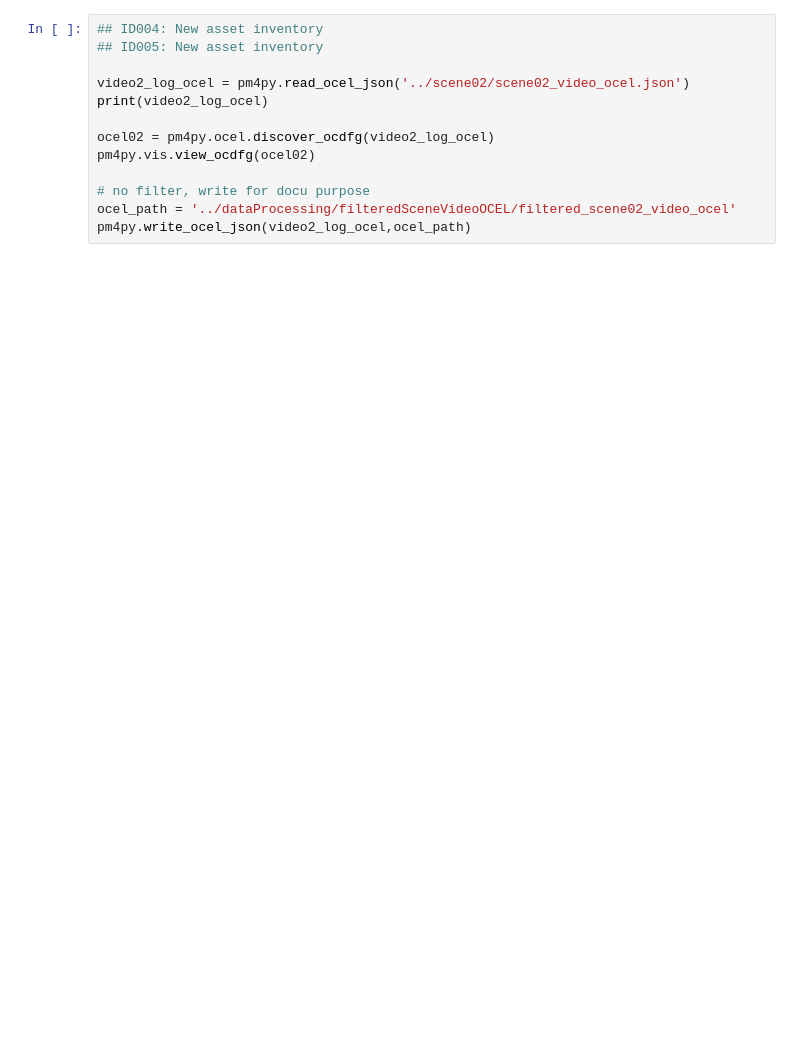
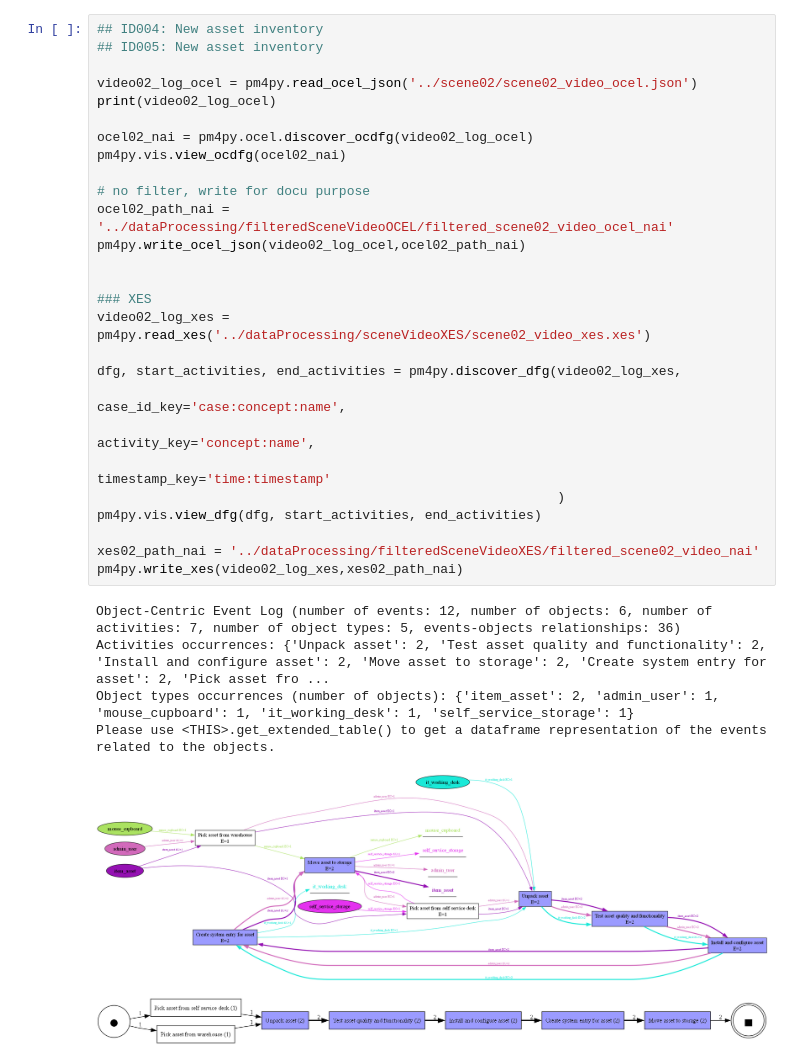
Before and after one commit to dzungtr274/processIntelligenceThema5, a Jupyter notebook: dataProcessing/frage_2_visualize_filtered_scene_videos.ipynb, the cells around one changed output. Drawn from its saved outputs; the diff is of its cells as text; blank space fills up the shorter version.

```diff
--- a/dataProcessing/frage_2_visualize_filtered_scene_videos.ipynb
+++ b/dataProcessing/frage_2_visualize_filtered_scene_videos.ipynb
@@ -18,16 +39,37 @@ pm4py.write_ocel_json(video1_log_ocel,ocel_path)
 # %%
 ## ID004: New asset inventory
 ## ID005: New asset inventory
 
-video2_log_ocel = pm4py.read_ocel_json('../scene02/scene02_video_ocel.json')
-print(video2_log_ocel)
+video02_log_ocel = pm4py.read_ocel_json('../scene02/scene02_video_ocel.json')
+print(video02_log_ocel)
 
-ocel02 = pm4py.ocel.discover_ocdfg(video2_log_ocel)
-pm4py.vis.view_ocdfg(ocel02)
+ocel02_nai = pm4py.ocel.discover_ocdfg(video02_log_ocel)
+pm4py.vis.view_ocdfg(ocel02_nai)
 
 # no filter, write for docu purpose
-ocel_path = '../dataProcessing/filteredSceneVideoOCEL/filtered_scene02_video_ocel'
-pm4py.write_ocel_json(video2_log_ocel,ocel_path)
+ocel02_path_nai = '../dataProcessing/filteredSceneVideoOCEL/filtered_scene02_video_ocel_nai'
+pm4py.write_ocel_json(video02_log_ocel,ocel02_path_nai)
+
+
+### XES
+video02_log_xes = pm4py.read_xes('../dataProcessing/sceneVideoXES/scene02_video_xes.xes')
+
+dfg, start_activities, end_activities = pm4py.discover_dfg(video02_log_xes,
+                                                           case_id_key='case:concept:name',
+                                                           activity_key='concept:name',
+                                                           timestamp_key='time:timestamp'
+                                                           )
+pm4py.vis.view_dfg(dfg, start_activities, end_activities)
+
+xes02_path_nai = '../dataProcessing/filteredSceneVideoXES/filtered_scene02_video_nai'
+pm4py.write_xes(video02_log_xes,xes02_path_nai)
+# %% [output]
+Object-Centric Event Log (number of events: 12, number of objects: 6, number of activities: 7, number of object types: 5, events-objects relationships: 36)
+Activities occurrences: {'Unpack asset': 2, 'Test asset quality and functionality': 2, 'Install and configure asset': 2, 'Move asset to storage': 2, 'Create system entry for asset': 2, 'Pick asset fro ...
+Object types occurrences (number of objects): {'item_asset': 2, 'admin_user': 1, 'mouse_cupboard': 1, 'it_working_desk': 1, 'self_service_storage': 1}
+Please use <THIS>.get_extended_table() to get a dataframe representation of the events related to the objects.
+[figure, added]
+[figure, added]
 # %%
 ## ID006: New asset inventory
 ## ID008: Self-service asset check-out
```
Also changed, not shown: parts of 14 cells of this notebook.
